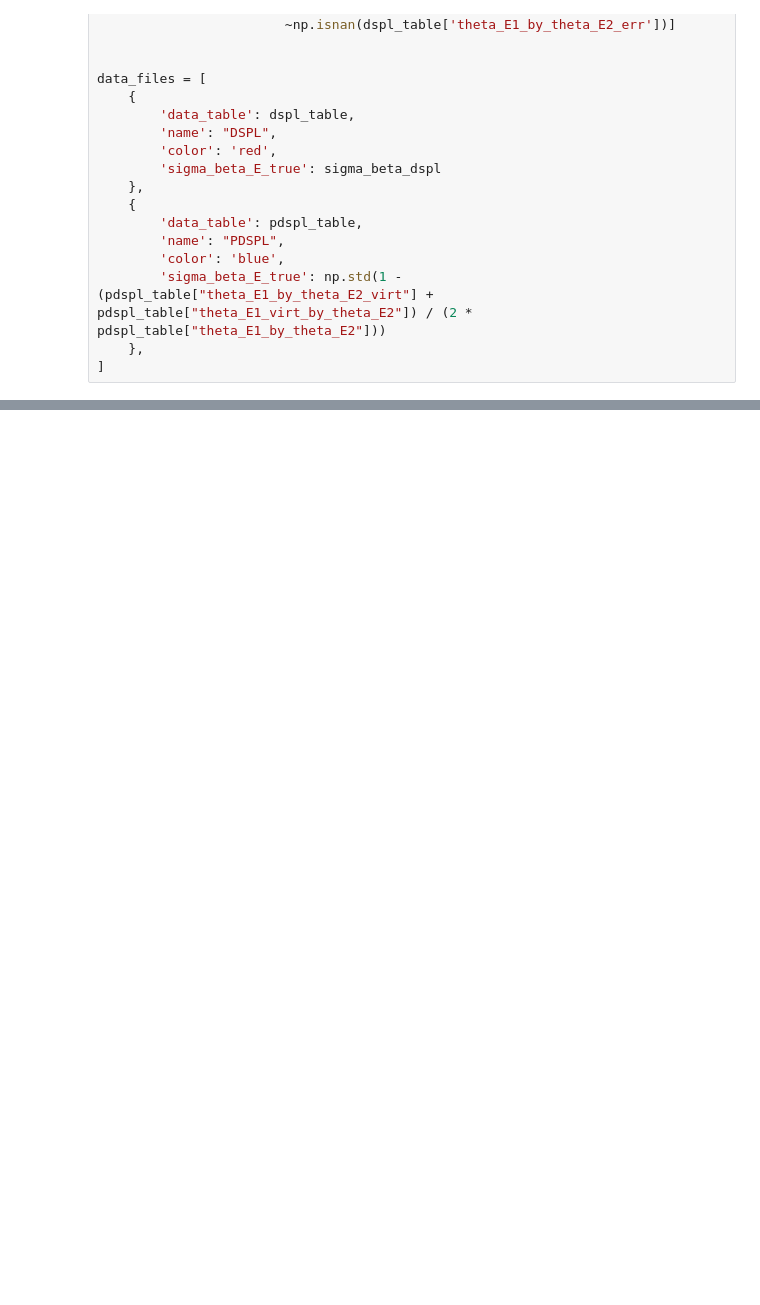
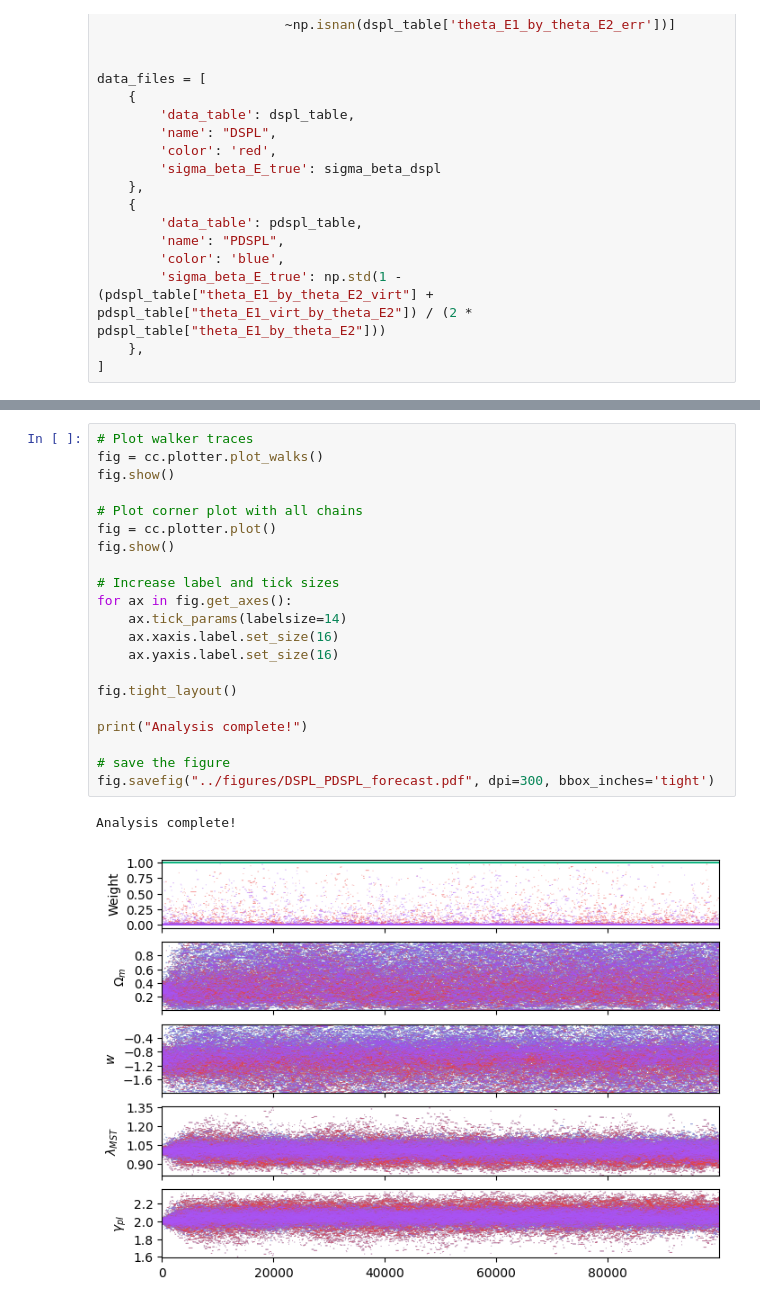
Before and after one commit to timedilatesme/pdspl-analysis, a Jupyter notebook: notebooks/parallel_DSPL_PDSPL_forecast.ipynb, the cells around one changed output, grey strips where cells are left out. Drawn from its saved outputs; the diff is of its cells as text; blank space fills up the shorter version.

Commit message:
updated forecast plots with priors

```diff
--- a/notebooks/parallel_DSPL_PDSPL_forecast.ipynb
+++ b/notebooks/parallel_DSPL_PDSPL_forecast.ipynb
@@ -306,0 +345,24 @@ Analysis complete!
+# %%
+# Plot walker traces
+fig = cc.plotter.plot_walks()
+fig.show()
+
+# Plot corner plot with all chains
+fig = cc.plotter.plot()
+fig.show()
+
+# Increase label and tick sizes
+for ax in fig.get_axes():
+    ax.tick_params(labelsize=14)
+    ax.xaxis.label.set_size(16)
+    ax.yaxis.label.set_size(16)
+
+fig.tight_layout()
+
+print("Analysis complete!")
+
+# save the figure
+fig.savefig("../figures/DSPL_PDSPL_forecast.pdf", dpi=300, bbox_inches='tight')
+# %% [output]
+Analysis complete!
+[figure, added]
```
Also changed, not shown: parts of 4 cells of this notebook, 3 other files.
